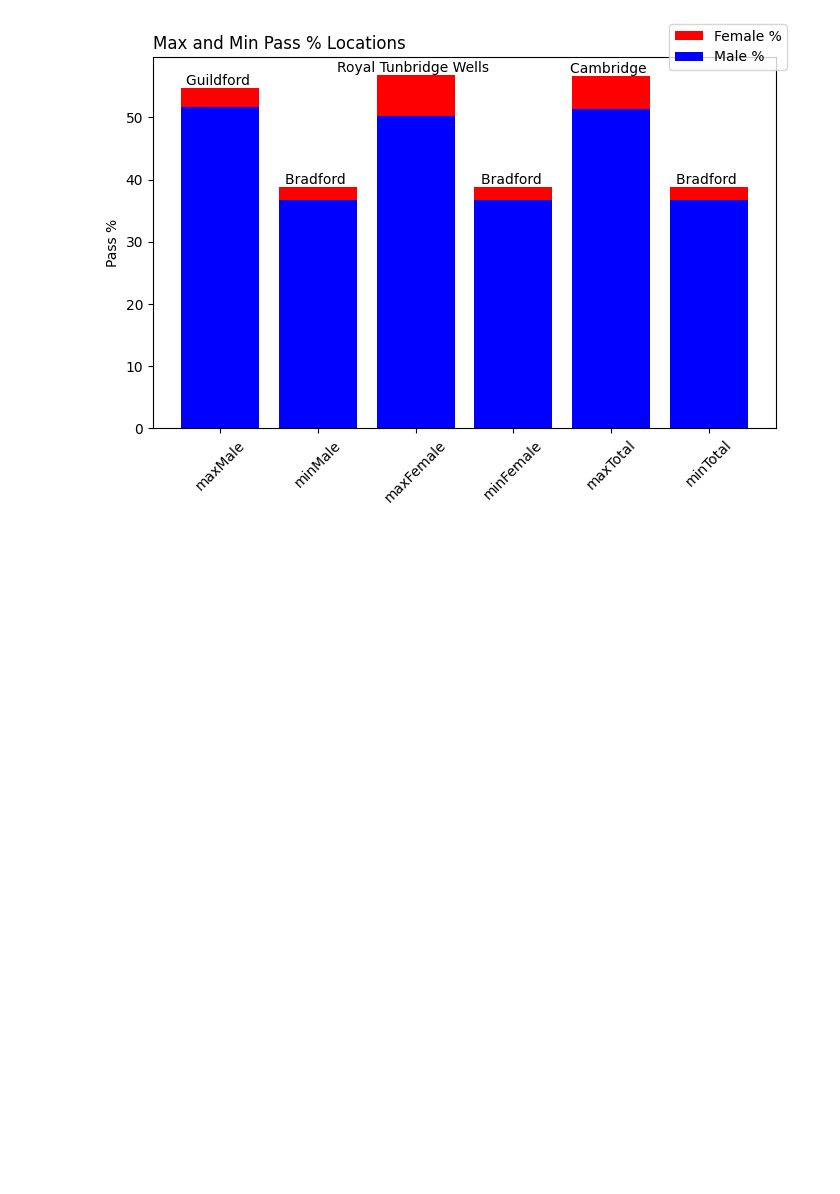
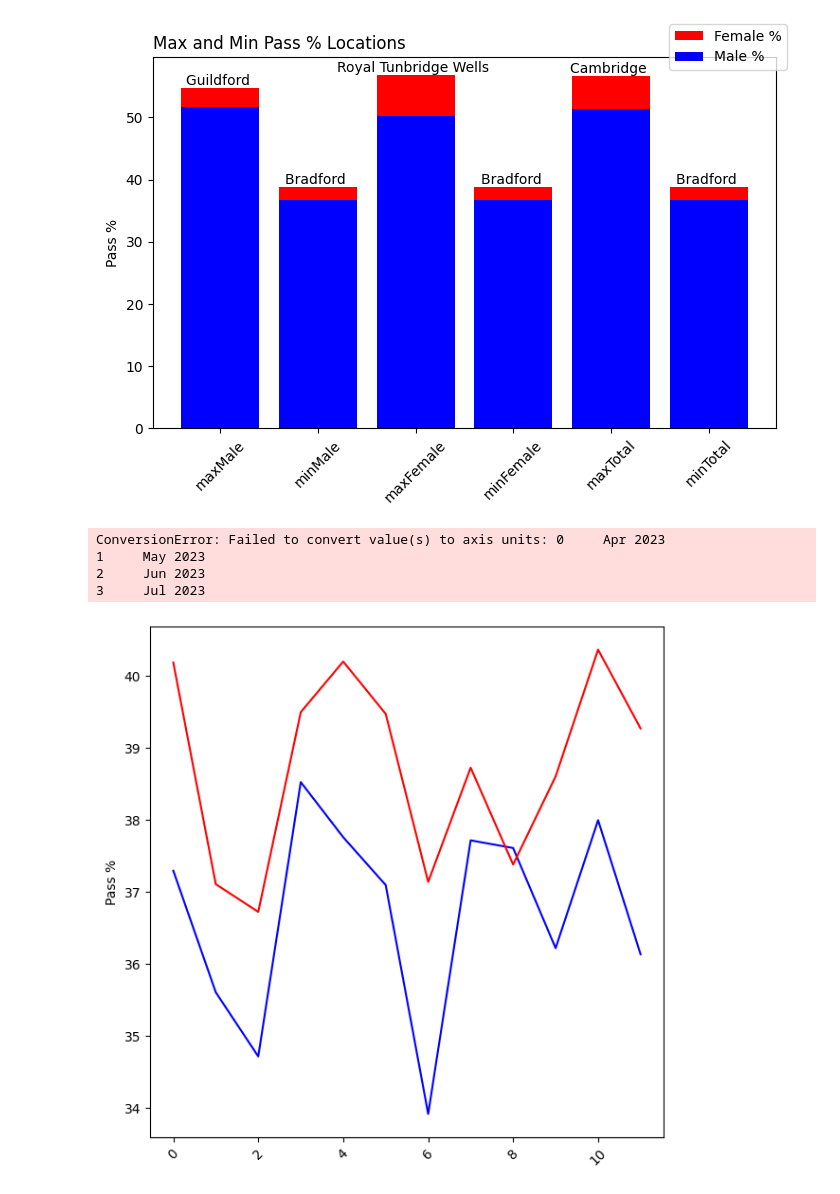
Before and after one commit to Ali0kr/dat5902_final_project, a Jupyter notebook: testing.ipynb, the cells around one changed output. Drawn from its saved outputs; the diff is of its cells as text; code cells hidden in the pictures; blank space fills up the shorter version.

Commit message:
added to bradford graph in testing

```diff
--- a/testing.ipynb
+++ b/testing.ipynb
@@ -85,3 +85,35 @@ fig.legend()
 # %% [output]
 <matplotlib.legend.Legend at 0x...>
 [figure]
+# %%
+#Function to read Bradford in from excel file and sheet number
+def readInDataBradford (fileName,sheet):
+    current_dir = os.getcwd()
+    file_dir = current_dir+fileName
+    data = pd.read_excel(file_dir,sheet) #Reads in the specified sheet index from the data file
+    clean = data.iloc[366:378,[0,1,2,3,5,6,7,9,10,11]] #Takes only the totals from each date and only the male, female and total pass %s
+    clean.columns = ['Date','Male Conducted','Male Passed','Male%','Female Conducted','Female Passed','Female%','Total Conducted','Total Passed','Total%']
+    clean = clean.astype({'Male Conducted':'float','Male Passed':'float','Male%':'float','Female Conducted':'float','Female Passed':'float','Female%':'float','Total Conducted':'float','Total Passed':'float','Total%':'float'})
+    clean = clean.reset_index(drop=True) #Tidies up dataframe by correcting index values
+    return clean
+bradford = readInDataBradford(fileName,3)
+# %%
+def secondFig(bradford):
+    fig,ax = plt.subplots(figsize=(7,7))
+    plt.xticks(rotation=45)
+    ax.plot(bradford['Male%'], label = 'Male % Pass', color='b')
+    ax.plot(bradford['Female%'], label = 'Female % Pass', color='r')
+    ax.set_ylabel('Pass %')
+    ax.set_xticks(bradford['Date'])
+    ax.set_title('Bradford 2023-2024')
+    fig.tight_layout()
+    fig.legend()
+    return
+# %%
+secondFig(bradford)
+# %% [output]
+ConversionError: Failed to convert value(s) to axis units: 0     Apr 2023
+1     May 2023
+2     Jun 2023
+3     Jul 2023
+[figure, added]
```
